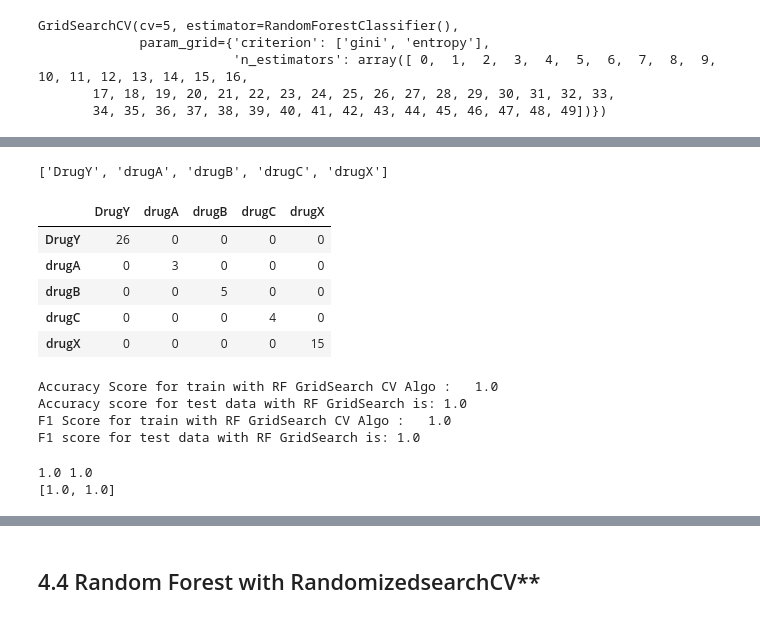
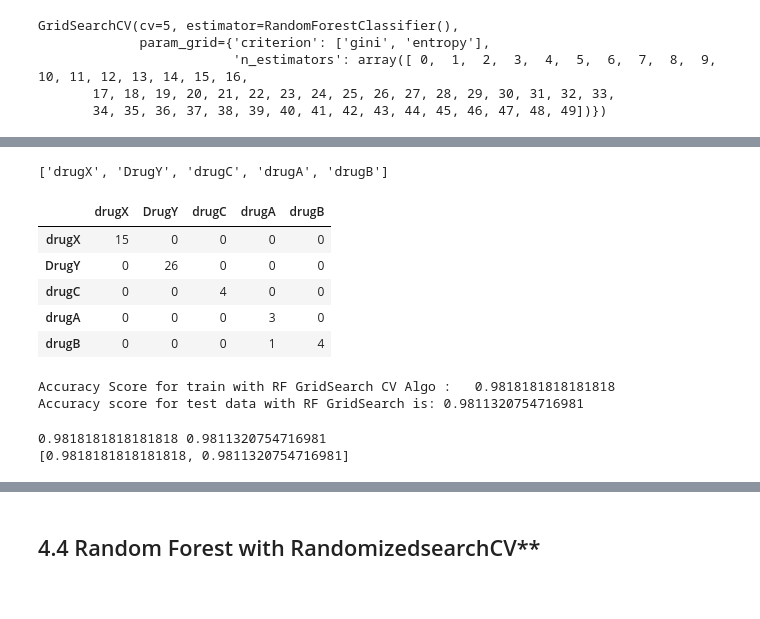
Before and after one commit to maheshambokar/INSAID_ML_Advance, a Jupyter notebook: drug-prediction.ipynb, the cells around one changed output, grey strips where cells are left out. Cells and saved outputs as stored; diff of their text form; code cells hidden in the pictures.

```diff
--- a/drug-prediction.ipynb
+++ b/drug-prediction.ipynb
@@ -410,8 +447,8 @@ def LE_FitTransform(featurename:str,dataset:pd)-> [pd,str,LabelEncoder]:
 X = df_drug.loc[:,df_drug.columns[df_drug.columns !='Id'] & \
                          df_drug.columns[df_drug.columns !='Na_to_K_log'] & \
                df_drug.columns[df_drug.columns !='Drug']]
-y_raw = (df_drug.loc[:,df_drug.columns[df_drug.columns =='Drug']])
-#y = df_drug["Drug"] # (df_drug.loc[:,df_drug.columns[df_drug.columns =='Drug']])
+y_raw = (df_drug.loc[:,df_drug.columns[df_drug.columns =='Drug_LABEL_ENCODE']])
+#y_raw = (df_drug.loc[:,df_drug.columns[df_drug.columns =='Drug']])
 # %%
 display((X.head(3)))
 display((y_raw.head(3)))
@@ -428,7 +465,9 @@ display((y_raw.head(3)))
 # %%
-# Do Label Encoding of Target Categorical Variable
+# Label Encoding of Target variable
+# Following line is commented as per feedback from INSAID
+# as they have fixed encoding for target given and it os applied in above code
 
-
+'''
 colname = 'Drug'
 y_int ,lbl_ec_feat_cls_target,labelencoder_target = \
                         LE_FitTransform(featurename= colname,dataset=y_raw)
@@ -441,5 +480,10 @@ print(labelencoder_target.classes_)
 le_name_mapping = dict(zip(labelencoder_target.classes_, labelencoder_target.transform(labelencoder_target.classes_)))
 print(le_name_mapping)
 #labelencoder_target.
+
+'''
+
+y =  y_raw
+display(y.head())
 # %% [output]
 |  | Drug_LABEL_ENCODE |
@@ -451,8 +495,5 @@ print(le_name_mapping)
 # %%
 # Load submission test data . This will used in last step
 df_drug_prod = pd.read_csv("drug_test.csv")
-
-df_drug_prod["Na_to_K_log"] = np.log(df_drug["Na_to_K"])
-X_Prod = df_drug_prod.loc[:,df_drug.columns[df_drug.columns !='Id'] & \
-                         df_drug.columns[df_drug.columns !='Na_to_K_log'] & \
-               df_drug.columns[df_drug.columns !='Drug']]
+df_drug_prod["Na_to_K_log"] = np.log(df_drug_prod["Na_to_K"])
+df_drug_prod.head()
@@ -459,3 +507,7 @@ X_Prod = df_drug_prod.loc[:,df_drug.columns[df_drug.columns !='Id'] & \
+# %%
+
+X_Prod = df_drug_prod[['Age','Sex','BP','Cholesterol','Na_to_K']]
+# & df_drug.columns[df_drug.columns !='Drug']
 # %%
 #X.head()
 X_Prod.head()
@@ -1154,32 +1200,30 @@ HP: {'criterion': 'gini', 'n_estimators': 12}
 y_pred_train_RFGS = pd.DataFrame(rf_GS.predict(X_train_F2),columns=['Drug_LABEL_ENCODE'])
 y_pred_test_RFGS = pd.DataFrame(rf_GS.predict(X_test_F2),columns=['Drug_LABEL_ENCODE'])
 # %%
-labels_target = list(labelencoder_target.classes_)
+labels_target = list(labelencoder_target) #.classes_
 print(labels_target)
 
 confusion_matrix_RF_GSCV = pd.DataFrame(confusion_matrix(y_test, y_pred_test_RFGS),\
                                             columns=labels_target,index=labels_target)
 display(confusion_matrix_RF_GSCV)
 # %% [output]
-['DrugY', 'drugA', 'drugB', 'drugC', 'drugX']
+['drugX', 'DrugY', 'drugC', 'drugA', 'drugB']
-|  | DrugY | drugA | drugB | drugC | drugX |
-| DrugY | 26 | 0 | 0 | 0 | 0 |
-| drugA | 0 | 3 | 0 | 0 | 0 |
-| drugB | 0 | 0 | 5 | 0 | 0 |
-| drugC | 0 | 0 | 0 | 4 | 0 |
-| drugX | 0 | 0 | 0 | 0 | 15 |
+|  | drugX | DrugY | drugC | drugA | drugB |
+| drugX | 15 | 0 | 0 | 0 | 0 |
+| DrugY | 0 | 26 | 0 | 0 | 0 |
+| drugC | 0 | 0 | 4 | 0 | 0 |
+| drugA | 0 | 0 | 0 | 3 | 0 |
+| drugB | 0 | 0 | 0 | 1 | 4 |
 # %%
-print('Accuracy Score for train with RF GridSearch CV Algo :  ' , accuracy_score(y_train,y_pred_train_RFGS))
+print('Accuracy Score for train with RF GridSearch CV Algo :  ' , rf_GS.best_score_) #   accuracy_score(y_train,y_pred_train_RFGS))
 print('Accuracy score for test data with RF GridSearch is:', accuracy_score(y_test,y_pred_test_RFGS))
-print('F1 Score for train with RF GridSearch CV Algo :  ' , f1_score(y_train,y_pred_train_RFGS,average='weighted'))
-print('F1 score for test data with RF GridSearch is:', f1_score(y_test,y_pred_test_RFGS,average='weighted'))
+#print('F1 Score for train with RF GridSearch CV Algo :  ' , f1_score(y_train,y_pred_train_RFGS,average='weighted'))
+#print('F1 score for test data with RF GridSearch is:', f1_score(y_test,y_pred_test_RFGS,average='weighted'))
 # %% [output]
-Accuracy Score for train with RF GridSearch CV Algo :   1.0
-Accuracy score for test data with RF GridSearch is: 1.0
-F1 Score for train with RF GridSearch CV Algo :   1.0
-F1 score for test data with RF GridSearch is: 1.0
+Accuracy Score for train with RF GridSearch CV Algo :   0.9818181818181818
+Accuracy score for test data with RF GridSearch is: 0.9811320754716981
 # %%
-acc_train_RFGridCV = accuracy_score(y_train,y_pred_train_RFGS)
+acc_train_RFGridCV = rf_GS.best_score_ # accuracy_score(y_train,y_pred_train_RFGS)
 acc_test_RFGridCV  = accuracy_score(y_test,y_pred_test_RFGS)
 print(acc_train_RFGridCV,acc_test_RFGridCV)
 
@@ -1190,8 +1234,8 @@ print(lst_AccRFGridCV)
 f1_train_RFGridCV = f1_score(y_train,y_pred_train_RFGS,average='weighted')
 f1_test_RFGridCV  =  f1_score(y_test,y_pred_test_RFGS,average='weighted')
 # %% [output]
-1.0 1.0
-[1.0, 1.0]
+0.9818181818181818 0.9811320754716981
+[0.9818181818181818, 0.9811320754716981]
 # %%
 pd_plt_RFGS = pd.DataFrame(lst_AccRFGridCV,columns=["score"],index=lst_AccRFGridCV_indx)
 display(pd_plt_RFGS)
```
Also changed, not shown: parts of 34 cells of this notebook, 1 other file.
